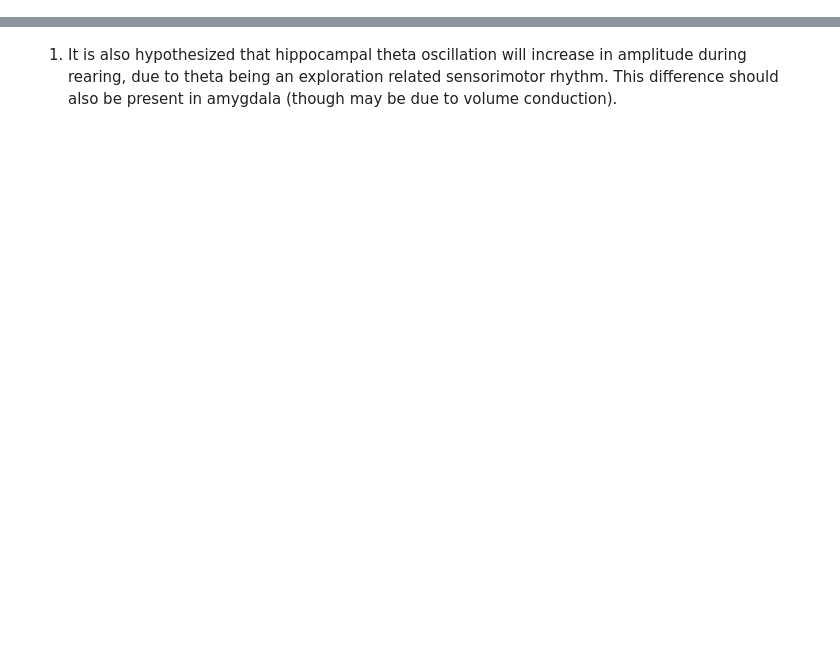
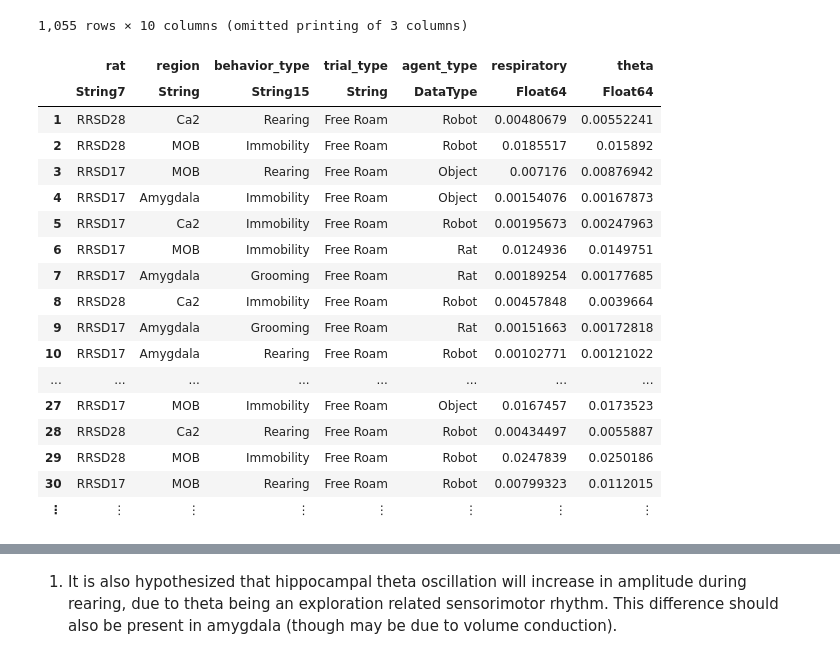
Before and after one commit to chiba-lab/ROIexperiment, a Jupyter notebook: fband_hypotheses.ipynb, the cells around one changed output, grey strips where cells are left out. Drawn from its saved outputs; the diff is of its cells as text; code cells hidden in the pictures; blank space fills up the shorter version.

```diff
--- a/fband_hypotheses.ipynb
+++ b/fband_hypotheses.ipynb
@@ -2,7 +2,7 @@
 include("./ROIontology.jl")
 
 
-ROIexp = load("./Data/ROIexp.jld2", "ROIexp");
+ROIexp = load("./Data/ROIexp_FR.jld2", "ROIexp");
 lfp = ROIexp[:lfp_data]
 events = ROIexp[:behavioral_events]
 trials = ROIexp[:trials]
@@ -10,5 +10,8 @@ sessions = ROIexp[:sessions]
 
 include("./Links.jl")
 
-const WD = filter(x -> window_data_event(window_data(x)) ∈ dom(event_trial), collect(dom(window_data)))
-const WC = filter(x -> window_data_event(x) ∈ dom(event_trial), collect(codom(window_data)))
+WD = filter(x -> window_data_event(window_data(x)) ∈ dom(event_trial), collect(dom(window_data)))
+WC = filter(x -> window_data_event(x) ∈ dom(event_trial), collect(codom(window_data)))
+
+# WD = filter(x -> window_data_event(window_data(x)), collect(dom(window_data)))
+# WC = filter(x -> window_data_event(x), collect(codom(window_data)))
@@ -15,38 +36,74 @@ const WC = filter(x -> window_data_event(x) ∈ dom(event_trial), collect(codom(
 # %%
 
 using FourierAnalysis
 
 # WT = event_trial∘window_data_event
 # using JLD2
 # @save "TempData/event_lfp_windows_1_1.jld2"  WC
 #split events into pre-peri-post with 512 sample pre and post windows
 #events shorter than 512 are expanded
 # wd_pre = GMap(x -> x[498:1010], WC)
 wd_peri = GMap(x -> length(x) <= 2532 ? x[round(Int, length(x) / 2)-256:round(Int, length(x) / 2)+256] : x[1010:end-1010], WC)
+# wd_peri = GMap(x -> x, WC)
+
 # wd_post = GMap(x -> x[end-1010:end-498], WC)
+
+
+# function isartifact(x::DataWindow)
+#     if x.data.region==MOB
+#         thresh=.75
+#     else
+#         thresh=.6
+#     end
+#     # if any(window_data(x).≥thresh)
+#     if sum((window_data(x) .≥ thresh)) > (length(window_data(x)) * .01)
+#         return true
+#     else
+#         return false
+#     end
+# end
+# wd_peri=filter(!isartifact, win)
 
 # #Freq Dom
 # # pre_spec = GMap(x -> spectra(x, 256, 512), wd_pre.(WC))
 peri_spec = GMap(x -> spectra(x, 256, 512), wd_peri.(WC))
 # # post_spec = GMap(x -> spectra(x, 256, 512), wd_post.(WC))
 
 using DataFrames, DataFramesMeta
 
 event_spectra = DataFrame()
 
 event_spectra.rat = map(x -> window_lfp(inv(window_data)(x)).rat.name, WC)
 event_spectra.region = map(x -> window_data_region(x).name, WC)
 event_spectra.behavior_type = map(x -> window_data_event(x).behavior.name, WC)
 event_spectra.trial_type = map(x -> event_trial(window_data_event(x)).condition.name, WC)
 event_spectra.agent_type = map(x -> agenttype(event_trial(window_data_event(x)).condition), WC)
 specs = map(x -> spectra(x, 256, 512), WC)
-event_spectra.respiratory = map(x -> mean(x, (3, 12) .* 256 ./1010.1), specs)
-event_spectra.theta = map(x -> mean(x, (5, 10) .* 256 ./1010.1), specs)
-event_spectra.beta = map(x -> mean(x, (15, 35) .* 256 ./1010.1), specs)
-event_spectra.gamma_low = map(x -> mean(x, (50, 59) .* 256 ./1010.1), specs)
-event_spectra.gamma_high = map(x -> mean(x, (70, 100) .* 256 ./1010.1), specs)
+event_spectra.respiratory = map(x -> mean(x, (3, 12) .* 256 ./ 1010.1), specs)
+event_spectra.theta = map(x -> mean(x, (5, 10) .* 256 ./ 1010.1), specs)
+event_spectra.beta = map(x -> mean(x, (15, 35) .* 256 ./ 1010.1), specs)
+event_spectra.gamma_low = map(x -> mean(x, (50, 59) .* 256 ./ 1010.1), specs)
+event_spectra.gamma_high = map(x -> mean(x, (70, 100) .* 256 ./ 1010.1), specs)
 
-esnull = copy(event_spectra)
-esnull.behavior_type = fill("null", length(esnull.behavior_type))
 
-event_spectra = vcat(event_spectra, esnull)
+event_spectra = @subset(event_spectra, :trial_type .== "Free Roam", :region .∈ Ref(["MOB", "Amygdala", "Ca2"]))
+# %% [output]
+1,055 rows × 10 columns (omitted printing of 3 columns)
+|  | rat | region | behavior_type | trial_type | agent_type | respiratory | theta |
+|  | String7 | String | String15 | String | DataType | Float64 | Float64 |
+| 1 | RRSD28 | Ca2 | Rearing | Free Roam | Robot | 0.00480679 | 0.00552241 |
+| 2 | RRSD28 | MOB | Immobility | Free Roam | Robot | 0.0185517 | 0.015892 |
+| 3 | RRSD17 | MOB | Rearing | Free Roam | Object | 0.007176 | 0.00876942 |
+| 4 | RRSD17 | Amygdala | Immobility | Free Roam | Object | 0.00154076 | 0.00167873 |
+| 5 | RRSD17 | Ca2 | Immobility | Free Roam | Robot | 0.00195673 | 0.00247963 |
+| 6 | RRSD17 | MOB | Immobility | Free Roam | Rat | 0.0124936 | 0.0149751 |
+| 7 | RRSD17 | Amygdala | Grooming | Free Roam | Rat | 0.00189254 | 0.00177685 |
+| 8 | RRSD28 | Ca2 | Immobility | Free Roam | Robot | 0.00457848 | 0.0039664 |
+| 9 | RRSD17 | Amygdala | Grooming | Free Roam | Rat | 0.00151663 | 0.00172818 |
+| 10 | RRSD17 | Amygdala | Rearing | Free Roam | Robot | 0.00102771 | 0.00121022 |
+| ... | ... | ... | ... | ... | ... | ... | ... |
+| 27 | RRSD17 | MOB | Immobility | Free Roam | Object | 0.0167457 | 0.0173523 |
+| 28 | RRSD28 | Ca2 | Rearing | Free Roam | Robot | 0.00434497 | 0.0055887 |
+| 29 | RRSD28 | MOB | Immobility | Free Roam | Robot | 0.0247839 | 0.0250186 |
+| 30 | RRSD17 | MOB | Rearing | Free Roam | Robot | 0.00799323 | 0.0112015 |
+| ⋮ | ⋮ | ⋮ | ⋮ | ⋮ | ⋮ | ⋮ | ⋮ |
```
Also changed, not shown: parts of 17 cells of this notebook, 16 other files.
